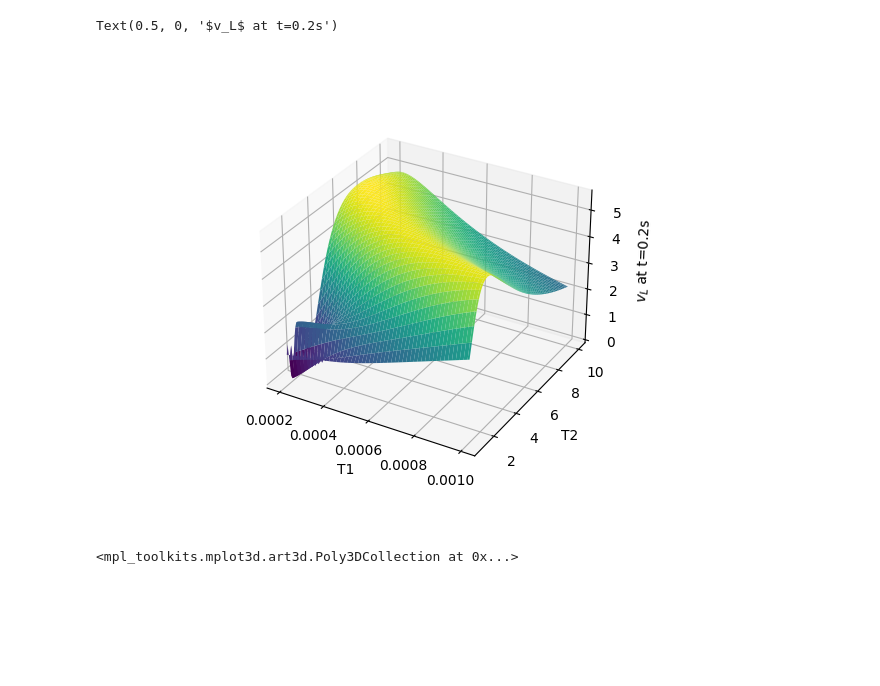
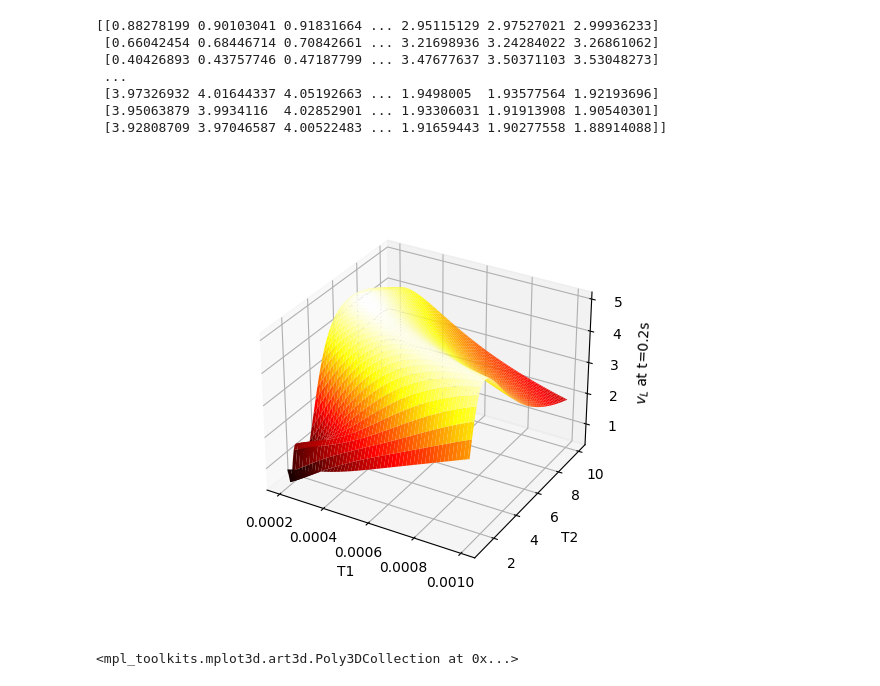
Before and after one commit to NovelMobileRobotsLab/pinto-squirrel, a Jupyter notebook: SEA/gen_map.ipynb, the cells around one changed output. Drawn from its saved outputs; the diff is of its cells as text; code cells hidden in the pictures; blank space fills up the shorter version.

```diff
--- a/SEA/gen_map.ipynb
+++ b/SEA/gen_map.ipynb
@@ -13,7 +13,7 @@ omega_max = 3000 #about 10,000rpm free speed
 
 t = 0.2
 
-x_a0, x_l0, v_l0 = (100,0,0)
+x_a0, x_l0, v_l0 = (1,0,0)
 
 def get_state(_T1, _T2):
     if(-_T1**4*k**2*m_l**2*omega_max**2*_T2**2 + 4*k*m_l*tau_max**2 > 0):
@@ -154,35 +154,43 @@ def get_state2(_T1, _T2):
 
     x_a = x33*(C_os*(-x19 + x21) + x13*x16 + x15*x19 - x15*x21 + x17 + SdR*(-k*v_l0*x3*x30*x5 + k*x28*x29*x6 + x18*x22*x24 - x25*x26*x27))
     x_l = (1/2)*x33*(C_os*(-x39 + x42 + x44) + SmR*x35 + T2*t*x16*x18*x36 + x15*x39 - x15*x42 + x17*x36*x37 + SdR*(T1**5*T2**4*x29*x4*x5 - m_l*x26*x30*x38*x4 - v_l0*x40*x7 + x20*x24*x27*x4))/k
     v_l = x0*x32*(C_os*x35 + x15*x34 + SdR*(k*m_l*omega_max*v_l0*x1*x12 - x41 - x44))
     return v_l
 
 # Define the range of T1 and T2 values
 T1_values = np.linspace(0.0002, 0.001, 100)
 T2_values = np.linspace(1, 10, 100)
 
 # Create a grid of T1 and T2 values
 T1, T2 = np.meshgrid(T1_values, T2_values)
 
 get_state_vec = np.vectorize(get_state)
 Z1 = get_state_vec(T1, T2)
 
 # Create the heatmap
 fig = plt.figure()
 ax = fig.add_subplot(111, projection='3d')
 # ax.plot_surface(T1, T2, Z1, cmap='viridis')
 ax.set_xlabel('T1')
 ax.set_ylabel('T2')
 ax.set_zlabel('$v_L$ at t=0.2s')
 
 get_state_vec = np.vectorize(get_state2)
 Z2 = get_state_vec(T1, T2)
 ax.plot_surface(T1, T2, Z2, cmap='hot')
 
 # plt.show()
+
+print(Z2)
 # %% [output]
-Text(0.5, 0, '$v_L$ at t=0.2s')
+[[0.88278199 0.90103041 0.91831664 ... 2.95115129 2.97527021 2.99936233]
+ [0.66042454 0.68446714 0.70842661 ... 3.21698936 3.24284022 3.26861062]
+ [0.40426893 0.43757746 0.47187799 ... 3.47677637 3.50371103 3.53048273]
+ ...
+ [3.97326932 4.01644337 4.05192663 ... 1.9498005  1.93577564 1.92193696]
+ [3.95063879 3.9934116  4.02852901 ... 1.93306031 1.91913908 1.90540301]
+ [3.92808709 3.97046587 4.00522483 ... 1.91659443 1.90277558 1.88914088]]
-[figure, old version]
+[figure, new version]
 # %%
 T1 = 1e-6
 T2 = 1e-6
```
Also changed, not shown: 2 other files.
